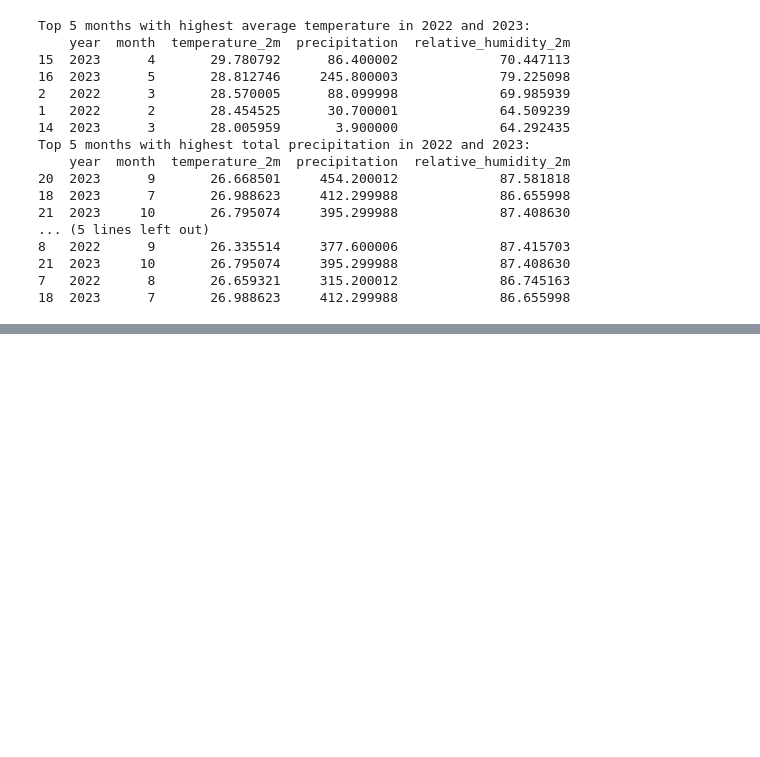
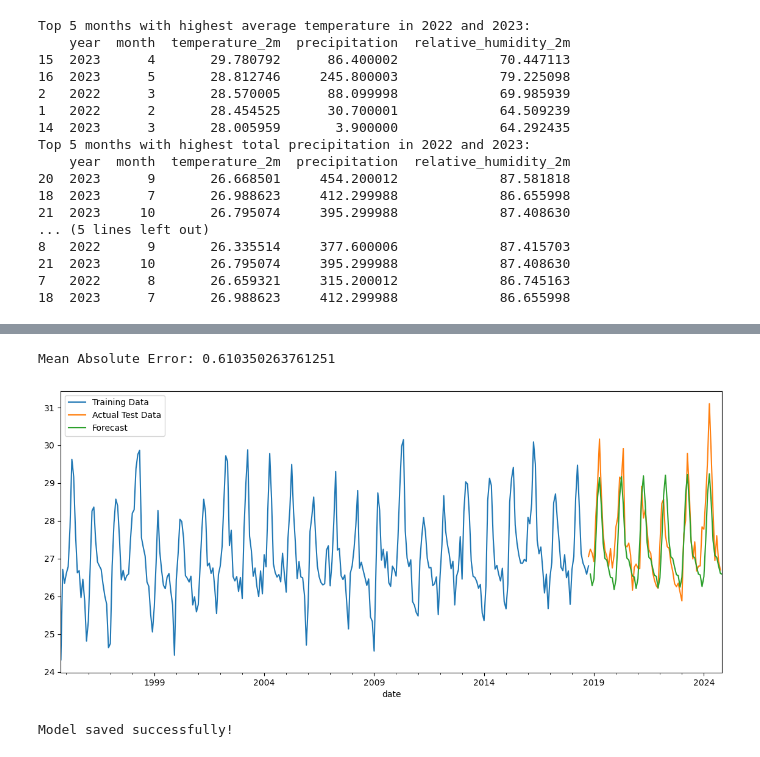
Before and after one commit to ASAPPhat/ML_WeatherForecast, a Jupyter notebook: test.ipynb, the cells around one changed output, grey strips where cells are left out. Saved outputs shown, nothing was run; the diff lists cells and outputs as text; code cells hidden in the pictures; blank space fills up the shorter version.

```diff
--- a/test.ipynb
+++ b/test.ipynb
@@ -468,0 +626,45 @@ Top 5 months with highest total precipitation in 2022 and 2023:
+# %%
+from statsmodels.tsa.statespace.sarimax import SARIMAX
+import numpy as np
+
+# Define the order and seasonal order based on auto_arima output
+monthly_train_data = monthly_train_data.resample('M').mean()
+test_data = test_data.resample('M').mean()
+
+# Define the order and seasonal order based on auto_arima output
+order = (2, 1, 1)
+seasonal_order = (1, 1, 1, 12)
+
+# Fit the SARIMA model with optimal parameters
+sarima_model = SARIMAX(monthly_train_data, order=order, seasonal_order=seasonal_order,
+                       enforce_stationarity=False, enforce_invertibility=False)
+sarima_results = sarima_model.fit()
+
+
+# Forecast for the length of the test set
+forecast = sarima_results.forecast(steps=len(test_data))
+
+# Evaluate with Mean Absolute Error (MAE)
+mae = np.mean(np.abs(forecast.values - test_data.values))
+print(f'Mean Absolute Error: {mae}')
+
+# Plot the forecast vs actual
+plt.figure(figsize=(14, 6))
+monthly_train_data.plot(label='Training Data')
+test_data.plot(label='Actual Test Data')
+forecast.plot(label='Forecast')
+plt.legend()
+plt.show()
+# %% [output]
+Mean Absolute Error: 0.610350263761251
+[figure, added]
+# %%
+import pickle
+
+# Save the SARIMA model to a file
+with open('sarima_model.pkl', 'wb') as f:
+    pickle.dump(sarima_results, f)
+
+print("Model saved successfully!")
+# %% [output]
+Model saved successfully!
```
Also changed, not shown: parts of 15 cells of this notebook, 3 other files.
